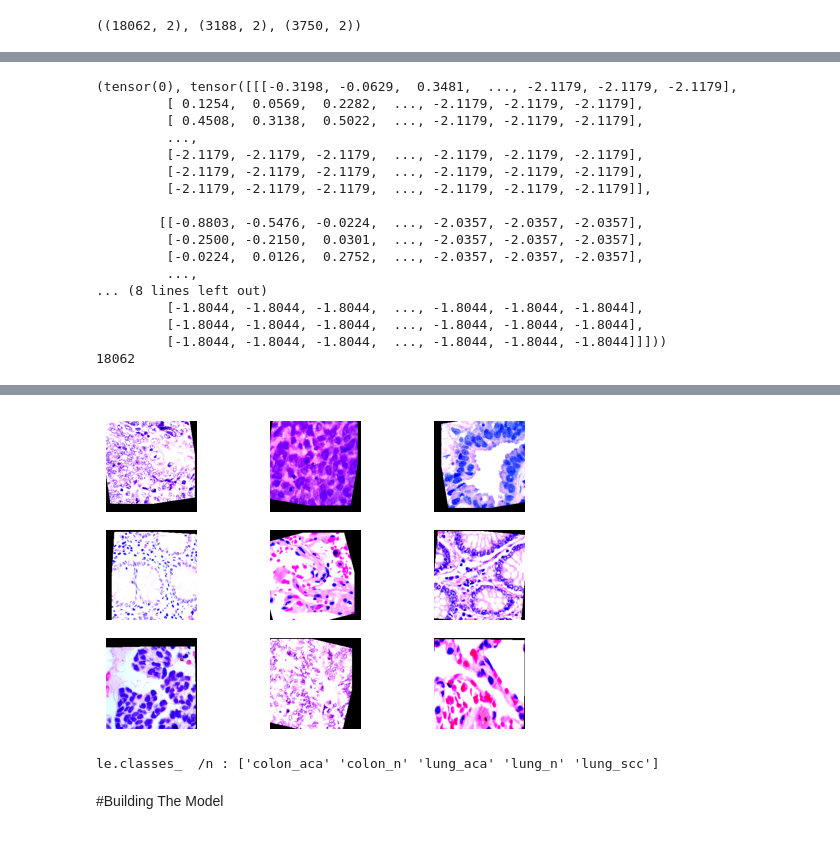
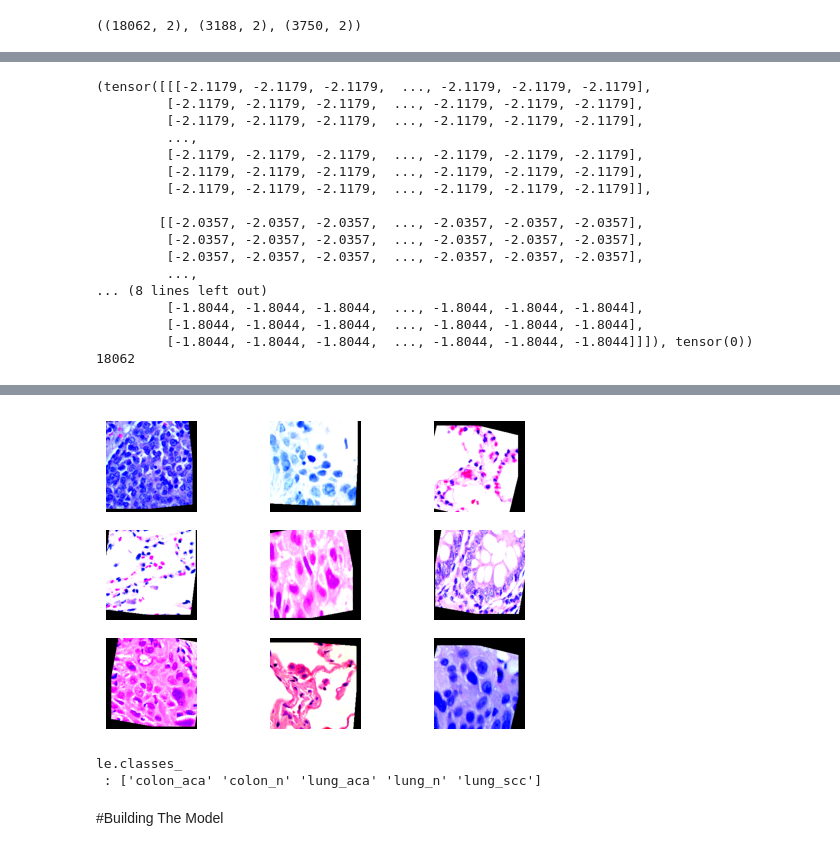
Before and after one commit to NsElgezawy/MultiModel-LungCancerDetection-API, a Jupyter notebook: DL_Project.ipynb, the cells around one changed output, grey strips where cells are left out. Cells and saved outputs as stored; diff of their text form; code cells hidden in the pictures.

```diff
--- a/DL_Project.ipynb
+++ b/DL_Project.ipynb
@@ -107,12 +125,12 @@ train_transform = transforms.Compose([
     transforms.Normalize([0.485, 0.456, 0.406],
                          [0.229, 0.224, 0.225])  # Imagenet standards
     ,
-    transforms.ConvertImageDtype(torch.float)])
+    ])
 
 val_test_transform = transforms.Compose([
     transforms.Resize((224, 224)),
     transforms.ToTensor(),
     transforms.Normalize([0.485, 0.456, 0.406],
                          [0.229, 0.224, 0.225]) ,# Imagenet standards,
-    transforms.ConvertImageDtype(torch.float)])
+    ])
 # %%
@@ -120,23 +138,26 @@ device = "cuda" if torch.cuda.is_available() else "cpu"
 # %%
 # This class is created to convert the data into a pyTorch dataset object
-class dataset(Dataset): #dataset object inheritance
-  def __init__(self, df, transform = None):
-    #defining the objects of the class
+class dataset(Dataset):
+  def __init__(self, df, transform=None):
     self.transform = transform
     self.df = df
-    self.label = torch.tensor(le.transform(df.label), dtype=torch.long)
+    # Use .values to ensure we get a numpy array/list, safer for indexing
+    self.labels = torch.tensor(le.transform(df['label'].values), dtype=torch.long)
+    self.filepaths = df['filepath'].values
 
   def __len__(self):
     return len(self.df)
 
   def __getitem__(self, idx):
-    filepath = self.df.iloc[idx,0]
+    # Retrieve path using the stored array, faster than .iloc
+    filepath = self.filepaths[idx]
     image = Image.open(filepath).convert('RGB')
 
     if self.transform:
       image = self.transform(image)
 
-    return self.label[idx], image
+    # Return Image first, then Label
+    return image, self.labels[idx]
 # %%
 training_data = dataset(df = train, transform = train_transform)
 validation_data = dataset(df = validate, transform = val_test_transform)
@@ -145,22 +166,22 @@ testing_data = dataset(df = test, transform = val_test_transform)
 print(training_data.__getitem__(0))
 print(training_data.__len__())
 # %% [output]
-(tensor(0), tensor([[[-0.3198, -0.0629,  0.3481,  ..., -2.1179, -2.1179, -2.1179],
-         [ 0.1254,  0.0569,  0.2282,  ..., -2.1179, -2.1179, -2.1179],
-         [ 0.4508,  0.3138,  0.5022,  ..., -2.1179, -2.1179, -2.1179],
+(tensor([[[-2.1179, -2.1179, -2.1179,  ..., -2.1179, -2.1179, -2.1179],
+         [-2.1179, -2.1179, -2.1179,  ..., -2.1179, -2.1179, -2.1179],
+         [-2.1179, -2.1179, -2.1179,  ..., -2.1179, -2.1179, -2.1179],
          ...,
          [-2.1179, -2.1179, -2.1179,  ..., -2.1179, -2.1179, -2.1179],
          [-2.1179, -2.1179, -2.1179,  ..., -2.1179, -2.1179, -2.1179],
          [-2.1179, -2.1179, -2.1179,  ..., -2.1179, -2.1179, -2.1179]],
 
-        [[-0.8803, -0.5476, -0.0224,  ..., -2.0357, -2.0357, -2.0357],
-         [-0.2500, -0.2150,  0.0301,  ..., -2.0357, -2.0357, -2.0357],
-         [-0.0224,  0.0126,  0.2752,  ..., -2.0357, -2.0357, -2.0357],
+        [[-2.0357, -2.0357, -2.0357,  ..., -2.0357, -2.0357, -2.0357],
+         [-2.0357, -2.0357, -2.0357,  ..., -2.0357, -2.0357, -2.0357],
+         [-2.0357, -2.0357, -2.0357,  ..., -2.0357, -2.0357, -2.0357],
          ...,
 ... (8 lines left out)
          [-1.8044, -1.8044, -1.8044,  ..., -1.8044, -1.8044, -1.8044],
          [-1.8044, -1.8044, -1.8044,  ..., -1.8044, -1.8044, -1.8044],
-         [-1.8044, -1.8044, -1.8044,  ..., -1.8044, -1.8044, -1.8044]]]))
+         [-1.8044, -1.8044, -1.8044,  ..., -1.8044, -1.8044, -1.8044]]]), tensor(0))
 18062
 # %%
 rows = 3
@@ -170,7 +191,7 @@ fig, axes = plt.subplots(nrows=rows, ncols=cols, figsize=(6,4))
 for row in range (rows):
   for col in range (cols):
     idx = np.random.randint(0, len(training_data))
-    label, image = training_data.__getitem__(idx)
+    image, label = training_data.__getitem__(idx)
     img = image.cpu().numpy().transpose(1,2,0)
     img = img * 0.5 + 0.5 #normalizing img size as 224*224 is too big for imshow range
     # the data range was -1:1 and imshow only work with 0:1
@@ -191,13 +212,14 @@ WARNING:matplotlib.image:Clipping input data to the valid range for imshow with
-[figure, old version]
+[figure, new version]
 # %%
 train_loader = DataLoader(training_data, batch_size=32, shuffle=True)
 validate_loader = DataLoader(validation_data, batch_size=32, shuffle=True)
 test_loader = DataLoader(testing_data, batch_size=32, shuffle=True)
 # %%
 print("le.classes_  \n :" ,le.classes_)
-print(num_classes)
+# print(num_classes)
 # %% [output]
-le.classes_  /n : ['colon_aca' 'colon_n' 'lung_aca' 'lung_n' 'lung_scc']
+le.classes_
+ : ['colon_aca' 'colon_n' 'lung_aca' 'lung_n' 'lung_scc']
 # %% [markdown]
 #Building The Model
 # %% [markdown]
```
Also changed, not shown: parts of 13 cells of this notebook.
